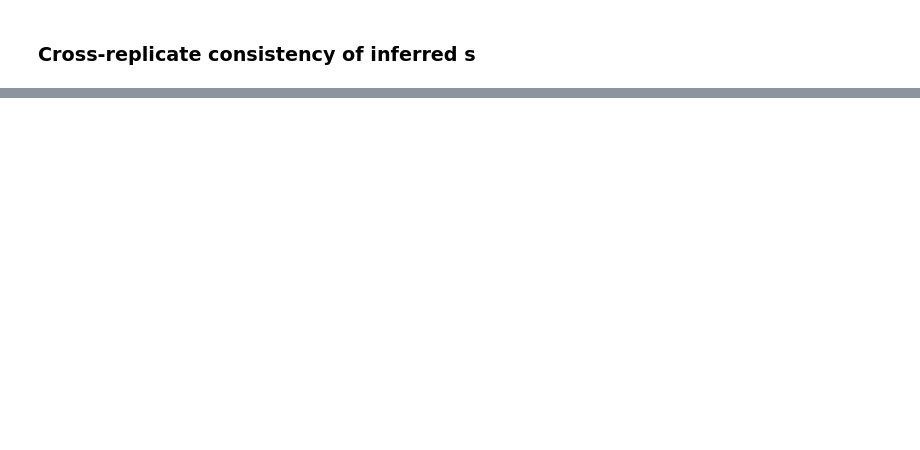
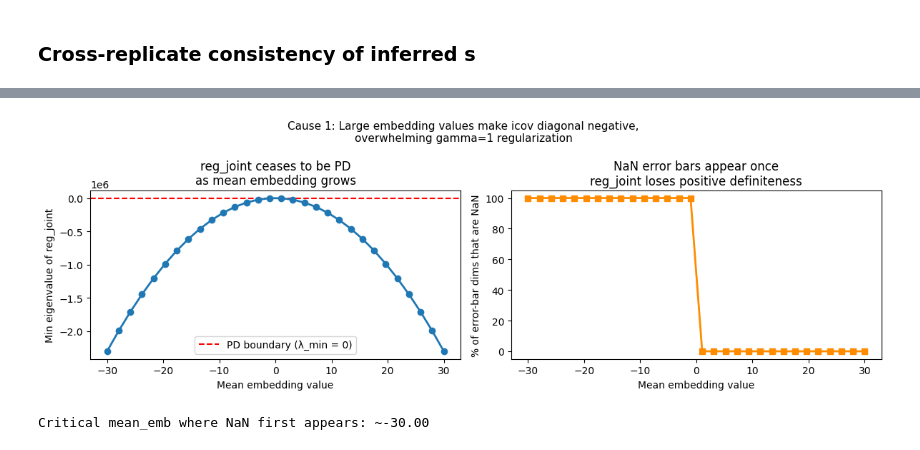
Before and after one commit to dylanwells37/esmDMS, a Jupyter notebook: notebook_analysis/sparse.ipynb, the cells around one changed output, grey strips where cells are left out. Drawn from its saved outputs; the diff is of its cells as text; code cells hidden in the pictures; blank space fills up the shorter version.

```diff
--- a/notebook_analysis/sparse.ipynb
+++ b/notebook_analysis/sparse.ipynb
@@ -221,0 +633,77 @@ for path_name, results in all_results.items():
+# %%
+import pandas as pd
+
+rng = np.random.default_rng(42)
+
+def make_embedding_df(n_variants, d, mean_emb, n_gens=3, n_reps=1, seed=0):
+    """
+    Build a synthetic embedding_df compatible with compute_dx_covariance_independent_esm.
+    mean_emb: float, controls the typical magnitude of the embedding values.
+    """
+    rng = np.random.default_rng(seed)
+    embeddings = rng.normal(loc=mean_emb, scale=1.0, size=(n_variants, d))
+    rows = []
+    for rep in range(1, n_reps + 1):
+        # uniform initial counts, slight drift over generations
+        counts = np.ones(n_variants) / n_variants
+        for gen in range(n_gens):
+            counts = counts + rng.normal(0, 0.01, n_variants)
+            counts = np.abs(counts)
+            counts /= counts.sum()
+            for i in range(n_variants):
+                rows.append({
+                    "Generation": gen + 1,
+                    "Embedding": embeddings[i],
+                    "Frequency": counts[i],
+                    "Replicate": rep,
+                })
+    return pd.DataFrame(rows)
+
+# ── Scan mean embedding magnitudes ──────────────────────────────────────────
+n_variants, d = 10000, 640
+mean_emb_values = np.linspace(-30.0, 30.0, 30)
+gamma = 1.0  # default for single replicate
+
+min_eig_reg = []
+frac_nan_errs = []
+
+for mean_emb in mean_emb_values:
+    df = make_embedding_df(n_variants, d, mean_emb, n_gens=5, n_reps=3, seed=7)
+    dx, icov, _ = compute_dx_covariance_independent_esm(df)
+    icov_sum = icov[0]  # single replicate
+    reg = icov_sum + gamma * np.eye(d)
+    eigs = np.linalg.eigvalsh(reg)
+    min_eig_reg.append(eigs.min())
+    # Simulate error bar calculation
+    try:
+        diag_inv = np.diag(np.linalg.inv(reg))
+        n_nan = np.sum(diag_inv < 0)
+    except np.linalg.LinAlgError:
+        n_nan = d
+    frac_nan_errs.append(n_nan / d)
+
+# ── Plot ─────────────────────────────────────────────────────────────────────
+fig, axes = plt.subplots(1, 2, figsize=(12, 4))
+
+axes[0].axhline(0, color='red', linestyle='--', lw=1.5, label='PD boundary (λ_min = 0)')
+axes[0].plot(mean_emb_values, min_eig_reg, 'o-', lw=2)
+axes[0].set_xlabel("Mean embedding value")
+axes[0].set_ylabel("Min eigenvalue of reg_joint")
+axes[0].set_title("reg_joint ceases to be PD\nas mean embedding grows")
+axes[0].legend()
+
+axes[1].plot(mean_emb_values, np.array(frac_nan_errs) * 100, 's-', color='darkorange', lw=2)
+axes[1].set_xlabel("Mean embedding value")
+axes[1].set_ylabel("% of error-bar dims that are NaN")
+axes[1].set_title("NaN error bars appear once\nreg_joint loses positive definiteness")
+
+plt.suptitle("Cause 1: Large embedding values make icov diagonal negative,\n"
+             "overwhelming gamma=1 regularization", fontsize=11)
+plt.tight_layout()
+plt.show()
+
+print(f"Critical mean_emb where NaN first appears: "
+      f"~{mean_emb_values[np.argmax(np.array(frac_nan_errs) > 0)]:.2f}")
+# %% [output]
+[figure, added]
+Critical mean_emb where NaN first appears: ~-30.00
```
Also changed, not shown: parts of 53 cells of this notebook, 3 other files.
